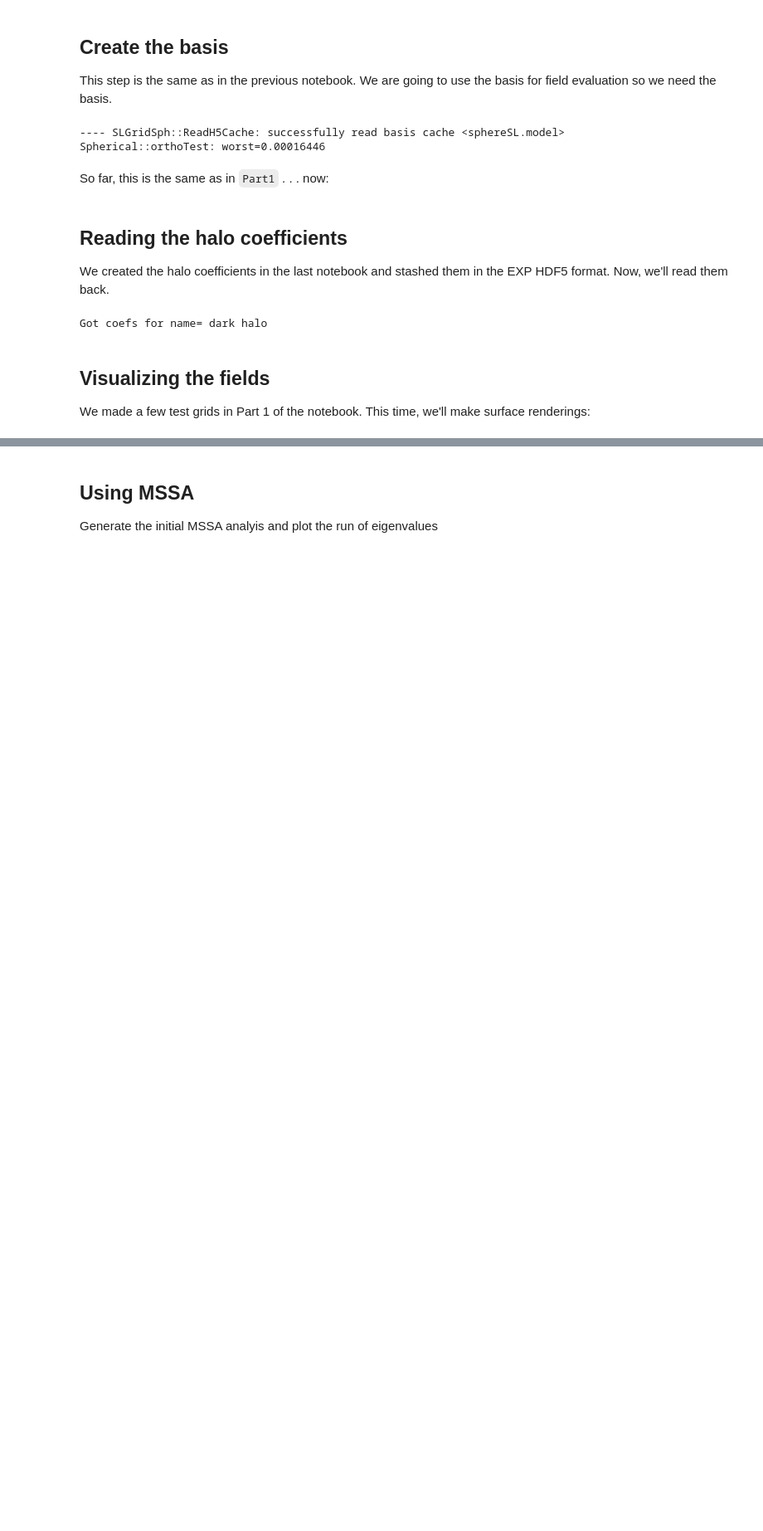
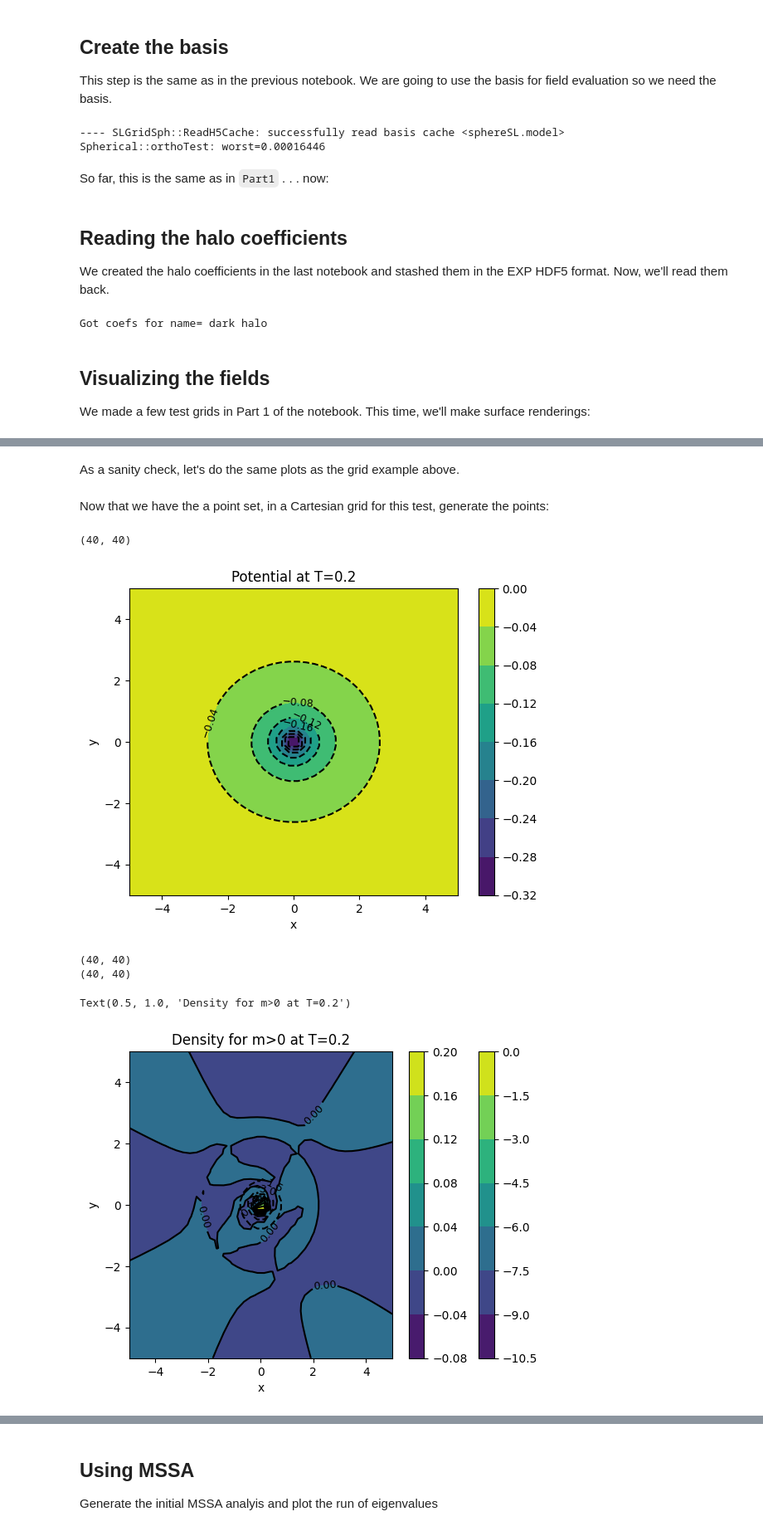
Before and after one commit to EXP-code/pyEXP-examples, a Jupyter notebook: Tutorials/Introduction/Part2-Analysis.ipynb, the cells around one changed output, grey strips where cells are left out. Shown at 83% size. Saved outputs shown, nothing was run; the diff lists cells and outputs as text; code cells hidden in the pictures; blank space fills up the shorter version.

```diff
--- a/Tutorials/Introduction/Part2-Analysis.ipynb
+++ b/Tutorials/Introduction/Part2-Analysis.ipynb
@@ -116,0 +132,2 @@ Text(0.5, 1.0, 'Radial force at T=0.2')
+# %% [markdown]
+As a sanity check, let's do the same plots as the grid example above.
@@ -116,0 +143,58 @@ Text(0.5, 1.0, 'Radial force at T=0.2')
+# %% [markdown]
+Now that we have the a point set, in a Cartesian grid for this test, generate the points:
+# %%
+fields = pyEXP.field.FieldGenerator(times, mesh)
+
+points = fields.points(basis, coefs)
+
+# Print the potential image at the final time (I think there is a
+# fencepost issue in this grid, no matter).
+x = np.linspace(pmin[0], pmax[0], grid[0])
+y = np.linspace(pmin[1], pmax[1], grid[1])
+xv, yv = np.meshgrid(x, y)
+
+def tomesh(points):
+    ret = np.zeros(xv.shape)
+    print(ret.shape)
+    for i in range(40):
+        for j in range(40):
+            ret[i, j] = points[i*40+j]
+    return ret
+
+# Visualize the final time slice in grid.  Obviously, we could use any
+# field we want.  Here is potential and radial force.
+
+img = tomesh(points[final]['potl'])
+cont1 = plt.contour(xv, yv, img, colors='k')
+plt.clabel(cont1, fontsize=9, inline=True)
+cont2 = plt.contourf(xv, yv, img)
+plt.colorbar(cont2)
+plt.xlabel('x')
+plt.ylabel('y')
+plt.title('Potential at T={}'.format(final))
+plt.show()
+
+img = tomesh(points[final]['rad force'])
+cont1 = plt.contour(xv, yv, img, colors='k')
+plt.clabel(cont1, fontsize=9, inline=True)
+cont2 = plt.contourf(xv, yv, img)
+plt.colorbar(cont2)
+plt.xlabel('x')
+plt.ylabel('y')
+plt.title('Radial force at T={}'.format(final))
+
+img = tomesh(points[final]['dens m>0'])
+cont1 = plt.contour(xv, yv, img, colors='k')
+plt.clabel(cont1, fontsize=9, inline=True)
+cont2 = plt.contourf(xv, yv, img)
+plt.colorbar(cont2)
+plt.xlabel('x')
+plt.ylabel('y')
+plt.title('Density for m>0 at T={}'.format(final))
+# %% [output]
+(40, 40)
+[figure, added]
+(40, 40)
+(40, 40)
+Text(0.5, 1.0, 'Density for m>0 at T=0.2')
+[figure, added]
```
Also changed, not shown: parts of 12 cells of this notebook, 2 other files.
